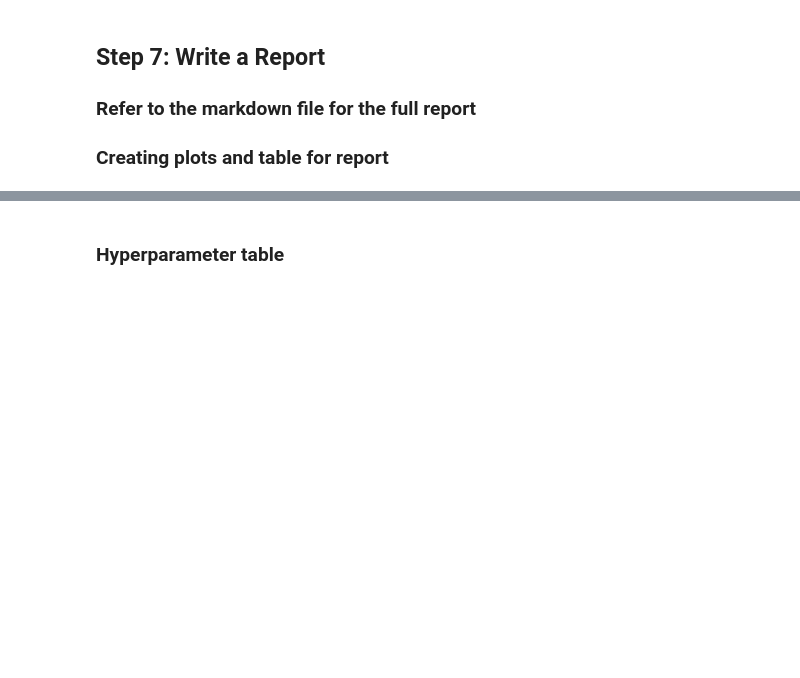
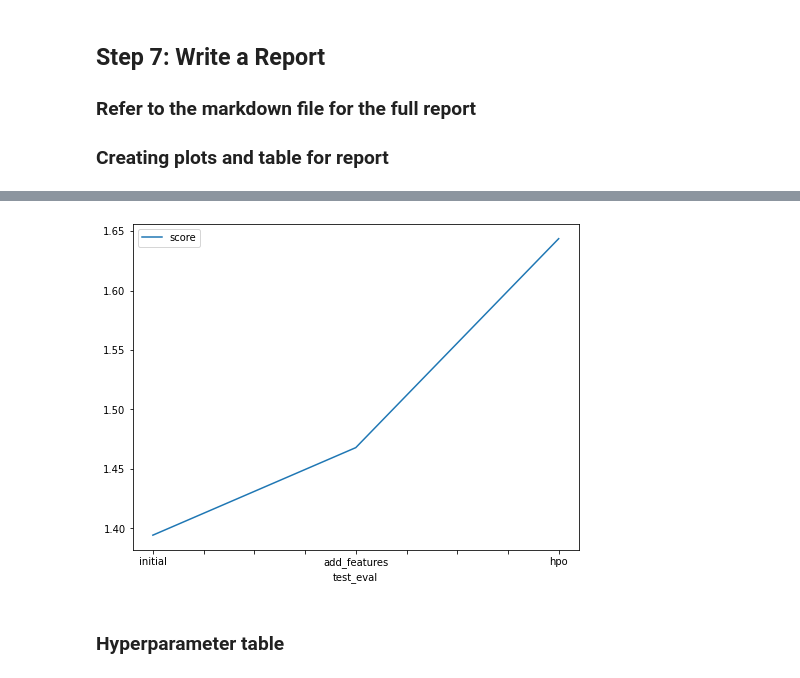
Before and after one commit to beauvilerobed/Predict-Bike-Sharing-Demand-with-AutoGluon, a Jupyter notebook: project-template.ipynb, the cells around one changed output, grey strips where cells are left out. Saved outputs shown, nothing was run; the diff lists cells and outputs as text; code cells hidden in the pictures; blank space fills up the shorter version.

```diff
--- a/project-template.ipynb
+++ b/project-template.ipynb
@@ -479,12 +481,14 @@ fig.savefig('model_train_score.png')
 # %%
 # Take the 3 kaggle scores and creating a line plot to show improvement
 fig = pd.DataFrame(
     {
         "test_eval": ["initial", "add_features", "hpo"],
-        "score": [?, ?, ?]
+        "score": [1.39422, 1.46785, 1.64363]
     }
 ).plot(x="test_eval", y="score", figsize=(8, 6)).get_figure()
 fig.savefig('model_test_score.png')
+# %% [output]
+[figure, added]
 # %% [markdown]
 ### Hyperparameter table
 # %%
```
Also changed, not shown: parts of 4 cells of this notebook, 3 other files.
